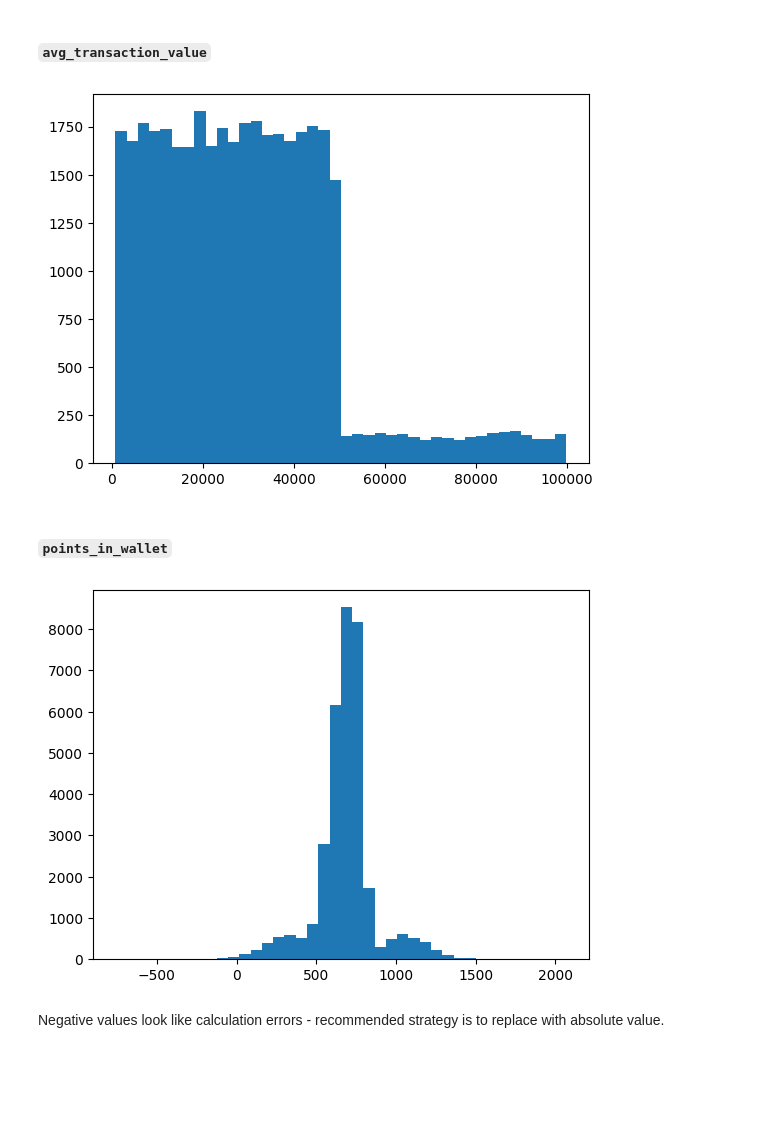
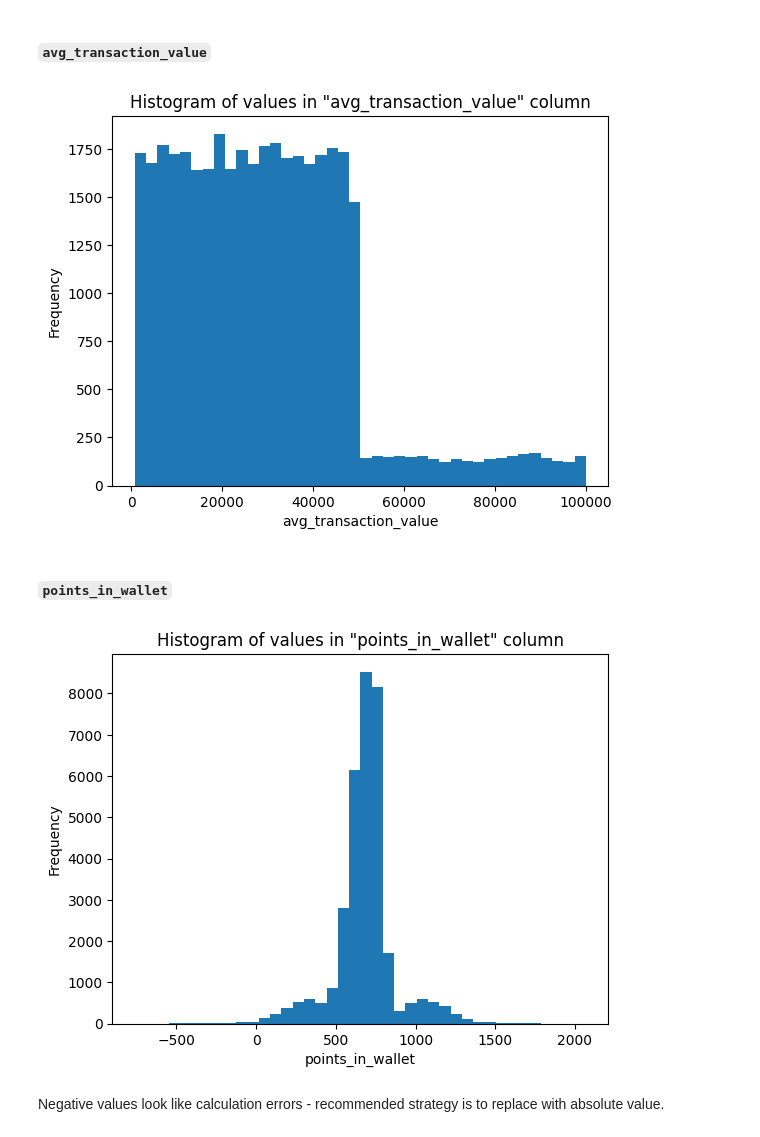
Before and after one commit to aviraljain99/customer-churn-analysis, a Jupyter notebook: dataset_extraction_and_eda.ipynb, the cells around one changed output. Drawn from its saved outputs; the diff is of its cells as text; code cells hidden in the pictures; blank space fills up the shorter version.

```diff
--- a/dataset_extraction_and_eda.ipynb
+++ b/dataset_extraction_and_eda.ipynb
@@ -4,4 +10,5 @@ import matplotlib.pyplot as plt
 import seaborn as sns
 import math
 # %%
-df = pd.read_csv("./data/churn.csv", index_col=0, parse_dates=["joining_date"])
+churn_df = pd.read_csv("./data/churn.csv", index_col=0, parse_dates=["joining_date"])
+churn_df.columns
@@ -118,12 +141,13 @@ df[mixed_numerical].sample(10)
 # %%
 import re
 float_pattern = r'^[-+]?\d*\.?\d+$'
-df["avg_frequency_login_days"] = df["avg_frequency_login_days"].apply(lambda x : float(x) if bool(re.match(float_pattern, x)) else pd.NA)
+churn_df["avg_frequency_login_days"] = churn_df["avg_frequency_login_days"].apply(lambda x : float(x) if bool(re.match(float_pattern, x)) else pd.NA)
 # %%
-number_of_na_in_avg_frequency_login_days = sum(df["avg_frequency_login_days"].isna())
+number_of_na_in_avg_frequency_login_days = sum(churn_df["avg_frequency_login_days"].isna())
 print(number_of_na_in_avg_frequency_login_days)
+
 # Replace NA values with mean of the entire column
-df["avg_frequency_login_days"] = df["avg_frequency_login_days"].fillna(df["avg_frequency_login_days"].mean())
+churn_df["avg_frequency_login_days"] = churn_df["avg_frequency_login_days"].fillna(churn_df["avg_frequency_login_days"].mean())
 # %% [output]
 3522
 # %%
@@ -165,17 +199,23 @@ plt.show()
 # %% [markdown]
 #### `avg_transaction_value`
 # %%
-plt.hist(list(df["avg_transaction_value"].values), bins=40)
+plt.hist(list(churn_df["avg_transaction_value"].values), bins=40)
+plt.xlabel("avg_transaction_value")
+plt.ylabel('Frequency')
+plt.title(f'Histogram of values in "avg_transaction_value" column')
 plt.show()
 # %% [output]
-[figure, old version]
+[figure, new version]
 # %% [markdown]
 #### `points_in_wallet`
 # %%
-plt.hist(list(df["points_in_wallet"].values), bins=40)
+plt.hist(list(churn_df["points_in_wallet"].values), bins=40)
+plt.xlabel("points_in_wallet")
+plt.ylabel('Frequency')
+plt.title(f'Histogram of values in "points_in_wallet" column')
 plt.show()
 # %% [output]
-[figure, old version]
+[figure, new version]
 # %% [markdown]
 Negative values look like calculation errors - recommended strategy is to replace with absolute value.
 # %% [markdown]
```
Also changed, not shown: parts of 54 cells of this notebook, 1 other file.
